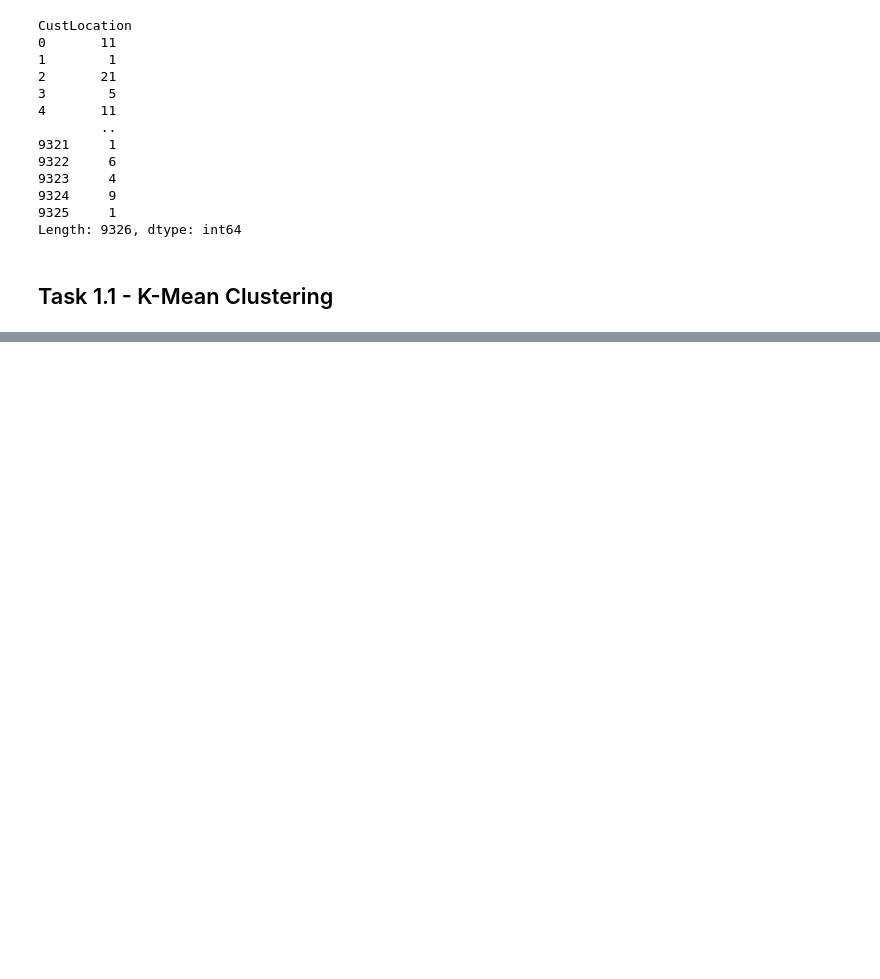
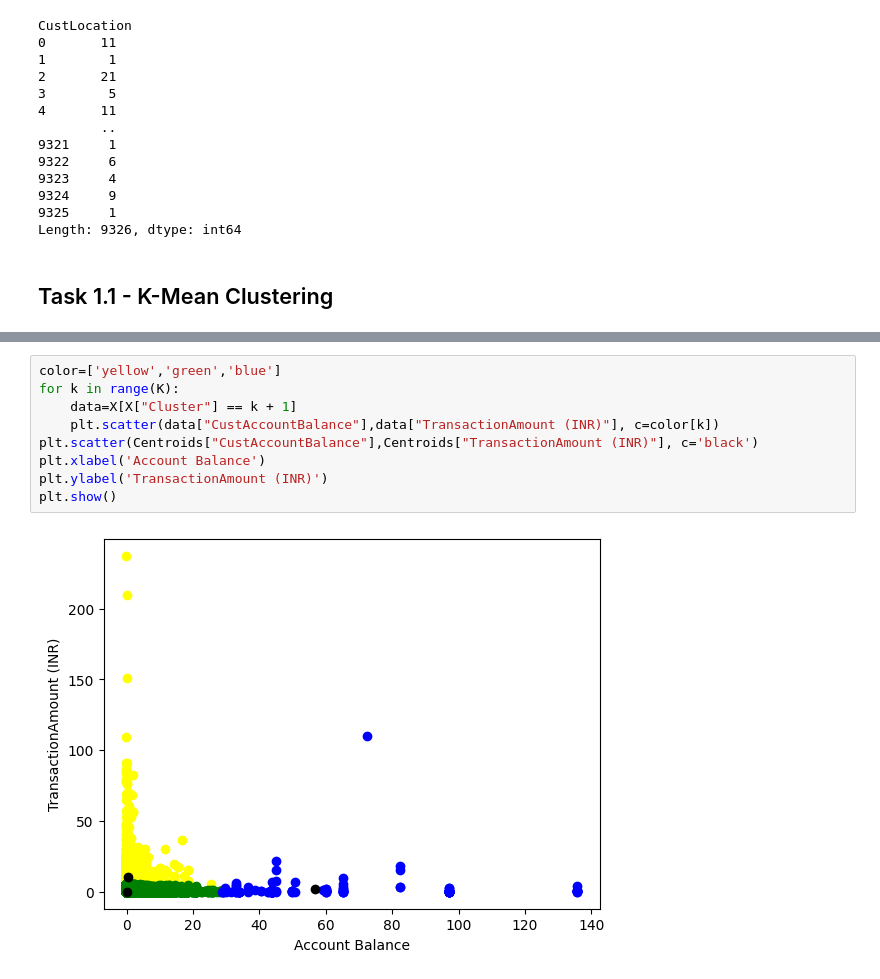
Before and after one commit to unclepete-20/lab7-k-means, a Jupyter notebook: src/k_means.ipynb, the cells around one changed output, grey strips where cells are left out. Saved outputs shown, nothing was run; the diff lists cells and outputs as text; blank space fills up the shorter version.

```diff
--- a/src/k_means.ipynb
+++ b/src/k_means.ipynb
@@ -248,0 +374,11 @@ X_train, X_valid = train_test_split(X, test_size=0.2, random_state=42)
+# %%
+color=['yellow','green','blue']
+for k in range(K):
+    data=X[X["Cluster"] == k + 1]
+    plt.scatter(data["CustAccountBalance"],data["TransactionAmount (INR)"], c=color[k])
+plt.scatter(Centroids["CustAccountBalance"],Centroids["TransactionAmount (INR)"], c='black')
+plt.xlabel('Account Balance')
+plt.ylabel('TransactionAmount (INR)')
+plt.show()
+# %% [output]
+[figure, added]
```
Also changed, not shown: parts of 7 cells of this notebook.
